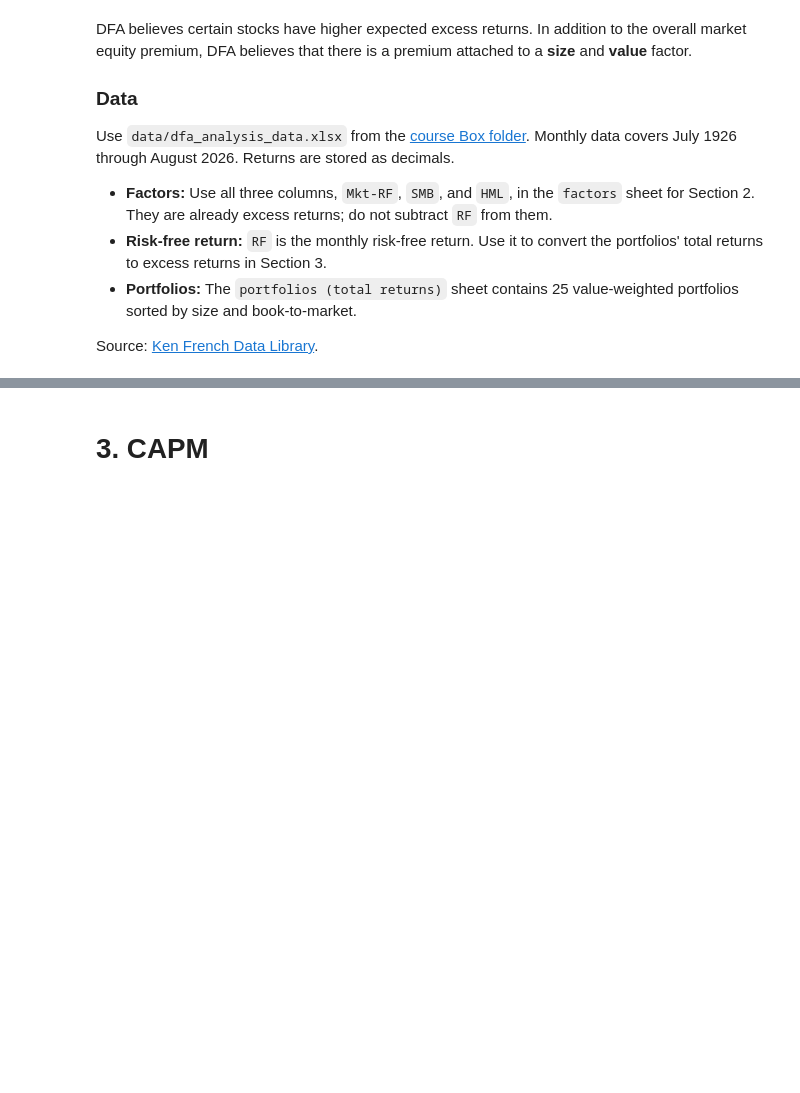
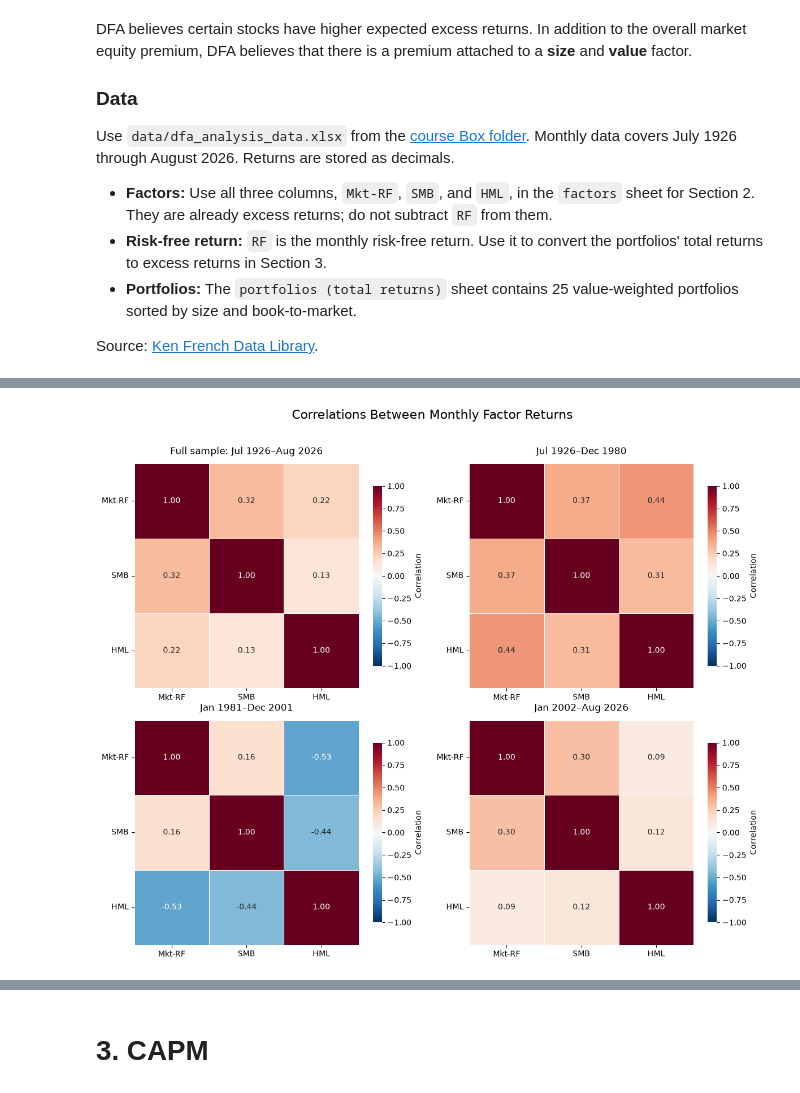
Before and after one commit to ltemry/FINM_Portfolio_GroupB, a Jupyter notebook: DFA_HW4.ipynb, the cells around one changed output, grey strips where cells are left out. Drawn from its saved outputs; the diff is of its cells as text; code cells hidden in the pictures; blank space fills up the shorter version.

```diff
--- a/DFA_HW4.ipynb
+++ b/DFA_HW4.ipynb
@@ -65,6 +74,16 @@ Use `data/dfa_analysis_data.xlsx` from the [course Box folder](https://uchicago.
 - **Portfolios:** The `portfolios (total returns)` sheet contains 25 value-weighted portfolios sorted by size and book-to-market.
 
 Source: [Ken French Data Library](https://mba.tuck.dartmouth.edu/pages/faculty/ken.french/data_library.html).
+# %%
+raw = pd.read_excel('FINM Portfolio/dfa_analysis_data.xlsx', sheet_name='factors', header=0, index_col=0)
+raw.index = pd.to_datetime(raw.index)
+raw = raw.sort_index()
+
+factors = raw[["Mkt-RF", "SMB", "HML"]].copy()
+factors = factors.loc["1926-07":"2026-08"]
+
+
+DFA_rets = pd.read_excel('FINM Portfolio/dfa_analysis_data.xlsx', sheet_name='portfolios (total returns)', header=0, index_col=0)
 # %% [markdown]
 ### 1. The Factors
 
@@ -117,0 +194,32 @@ Would you advise DFA to continue emphasizing all three factors?
+# %%
+periods = {
+    "Full sample: Jul 1926–Aug 2026": factors,
+    "Jul 1926–Dec 1980": factors.loc["1926-07":"1980-12"],
+    "Jan 1981–Dec 2001": factors.loc["1981-01":"2001-12"],
+    "Jan 2002–Aug 2026": factors.loc["2002-01":"2026-08"],
+}
+
+fig, axes = plt.subplots(2, 2, figsize=(12, 10))
+
+for ax, (title, data) in zip(axes.flat, periods.items()):
+    sns.heatmap(
+        data.corr(),
+        annot=True,
+        fmt=".2f",
+        cmap="RdBu_r",
+        vmin=-1,
+        vmax=1,
+        center=0,
+        square=True,
+        linewidths=0.5,
+        cbar_kws={"label": "Correlation", "shrink": 0.8},
+        ax=ax,
+    )
+    ax.set_title(title, pad=12)
+    ax.tick_params(axis="both", rotation=0)
+
+fig.suptitle("Correlations Between Monthly Factor Returns", fontsize=16)
+plt.tight_layout(rect=[0, 0, 1, 0.96])
+plt.show()
+# %% [output]
+[figure, added]
```
Also changed, not shown: parts of 33 cells of this notebook, 3 other files.
